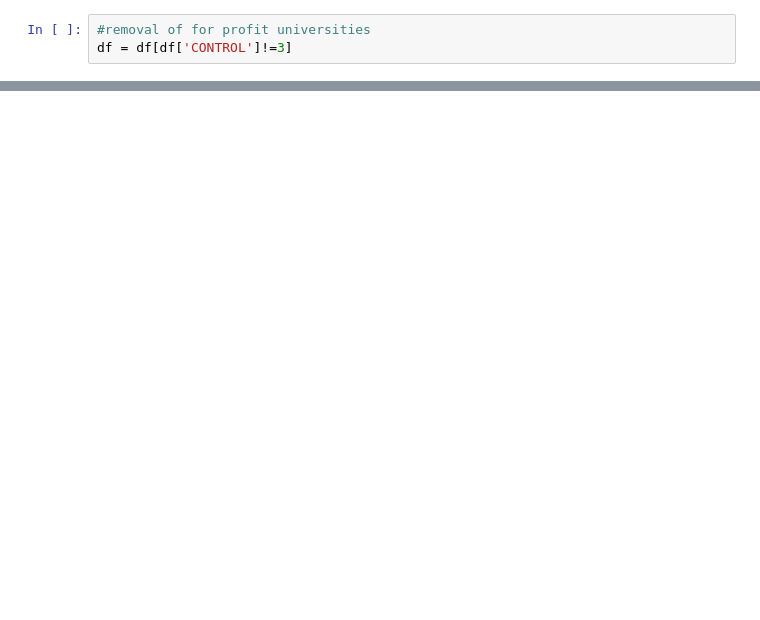
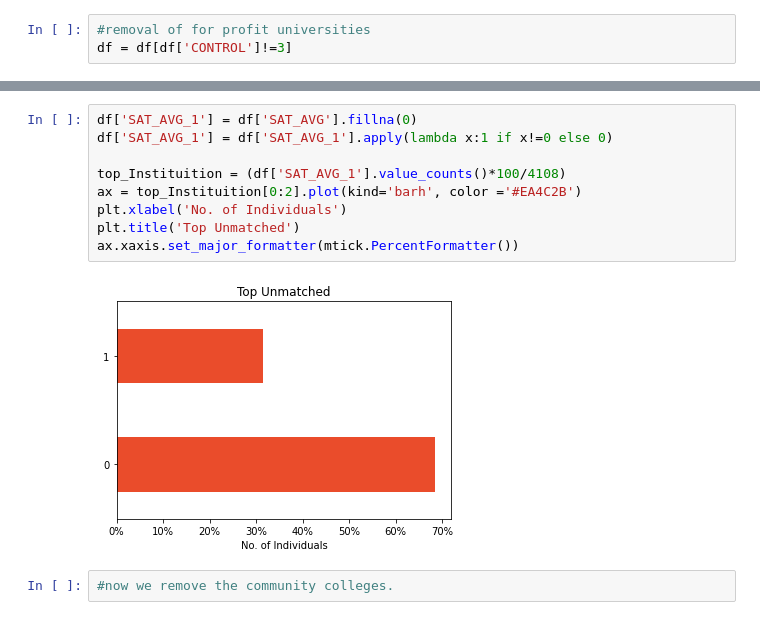
Before and after one commit to connixu/Group_G_HigherEd, a Jupyter notebook: ideas_drafts/Connie_College_Scoreboard_Exploration.ipynb, the cells around one changed output, grey strips where cells are left out. Drawn from its saved outputs; the diff is of its cells as text; blank space fills up the shorter version.

```diff
--- a/ideas_drafts/Connie_College_Scoreboard_Exploration.ipynb
+++ b/ideas_drafts/Connie_College_Scoreboard_Exploration.ipynb
@@ -12,0 +37,13 @@ df = df[df['CONTROL']!=3]
+# %%
+df['SAT_AVG_1'] = df['SAT_AVG'].fillna(0)
+df['SAT_AVG_1'] = df['SAT_AVG_1'].apply(lambda x:1 if x!=0 else 0)
+
+top_Instituition = (df['SAT_AVG_1'].value_counts()*100/4108)
+ax = top_Instituition[0:2].plot(kind='barh', color ='#EA4C2B')
+plt.xlabel('No. of Individuals')
+plt.title('Top Unmatched')
+ax.xaxis.set_major_formatter(mtick.PercentFormatter())
+# %% [output]
+[figure, added]
+# %%
+#now we remove the community colleges.
```
Also changed, not shown: parts of 7 cells of this notebook, 3 other files.
